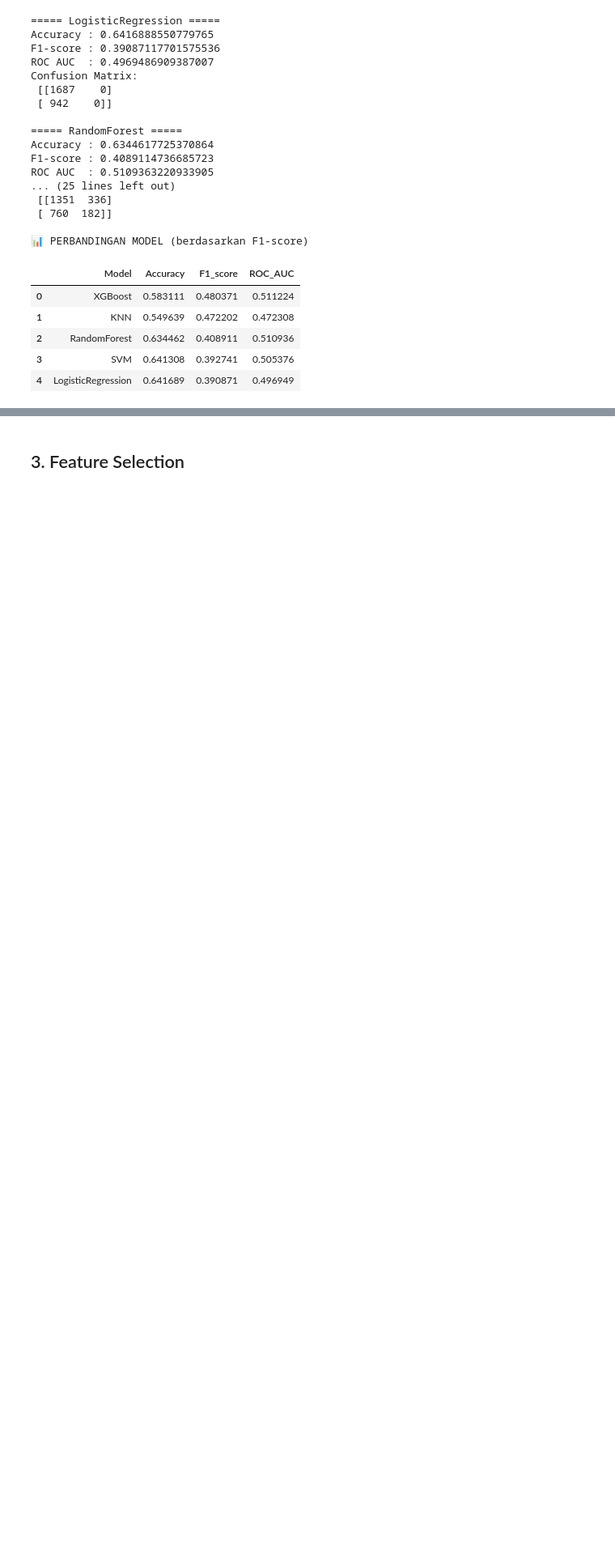
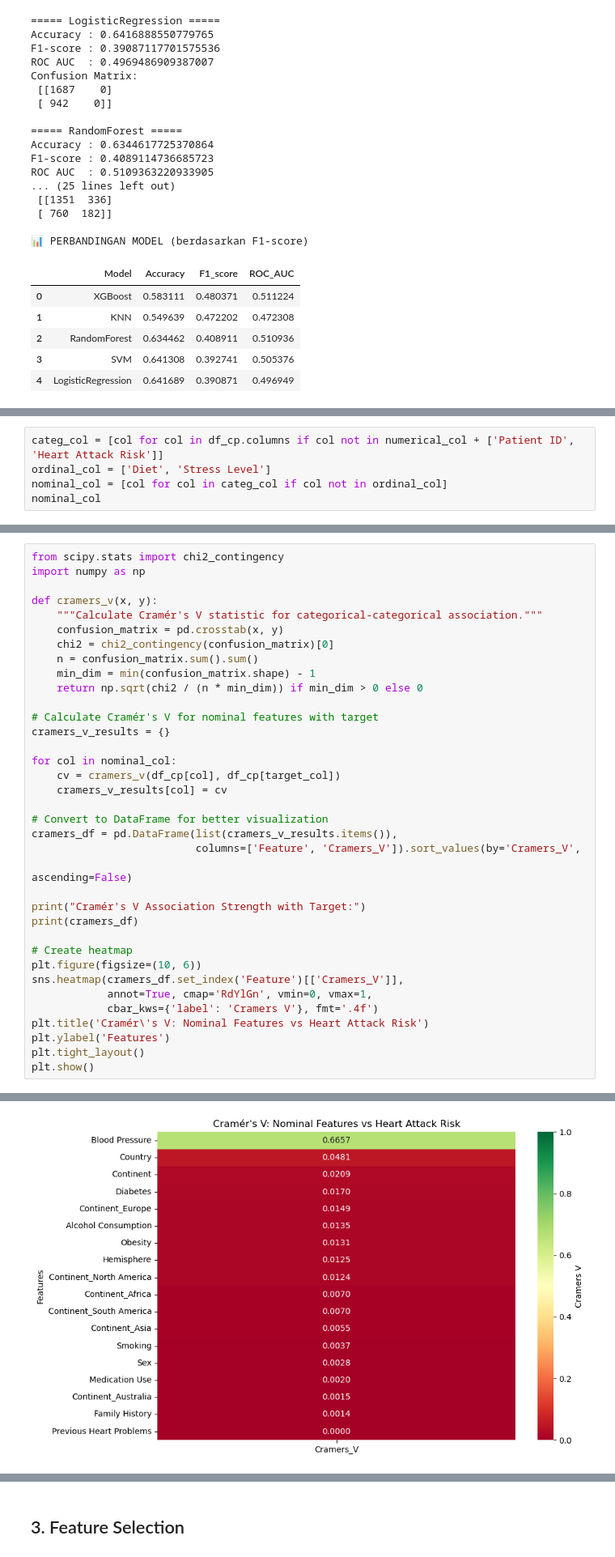
Before and after one commit to Pattern-Seeker/heart-attack-classification, a Jupyter notebook: Heart Attack Classification.ipynb, the cells around one changed output, grey strips where cells are left out. Shown at 81% size. Drawn from its saved outputs; the diff is of its cells as text; blank space fills up the shorter version.

```diff
--- a/Heart Attack Classification.ipynb
+++ b/Heart Attack Classification.ipynb
@@ -468,0 +733,5 @@ ROC AUC  : 0.5109363220933905
+# %%
+categ_col = [col for col in df_cp.columns if col not in numerical_col + ['Patient ID', 'Heart Attack Risk']]
+ordinal_col = ['Diet', 'Stress Level']
+nominal_col = [col for col in categ_col if col not in ordinal_col]
+nominal_col
@@ -468,0 +757,37 @@ ROC AUC  : 0.5109363220933905
+# %%
+from scipy.stats import chi2_contingency
+import numpy as np
+
+def cramers_v(x, y):
+    """Calculate Cramér's V statistic for categorical-categorical association."""
+    confusion_matrix = pd.crosstab(x, y)
+    chi2 = chi2_contingency(confusion_matrix)[0]
+    n = confusion_matrix.sum().sum()
+    min_dim = min(confusion_matrix.shape) - 1
+    return np.sqrt(chi2 / (n * min_dim)) if min_dim > 0 else 0
+
+# Calculate Cramér's V for nominal features with target
+cramers_v_results = {}
+
+for col in nominal_col:
+    cv = cramers_v(df_cp[col], df_cp[target_col])
+    cramers_v_results[col] = cv
+
+# Convert to DataFrame for better visualization
+cramers_df = pd.DataFrame(list(cramers_v_results.items()),
+                          columns=['Feature', 'Cramers_V']).sort_values(by='Cramers_V',
+                                                                         ascending=False)
+
+print("Cramér's V Association Strength with Target:")
+print(cramers_df)
+
+# Create heatmap
+plt.figure(figsize=(10, 6))
+sns.heatmap(cramers_df.set_index('Feature')[['Cramers_V']],
+            annot=True, cmap='RdYlGn', vmin=0, vmax=1,
+            cbar_kws={'label': 'Cramers V'}, fmt='.4f')
+plt.title('Cramér\'s V: Nominal Features vs Heart Attack Risk')
+plt.ylabel('Features')
+plt.tight_layout()
+plt.show()
+# %% [output]
@@ -468,0 +814 @@ ROC AUC  : 0.5109363220933905
+[figure, added]
```
Also changed, not shown: parts of 47 cells of this notebook.
